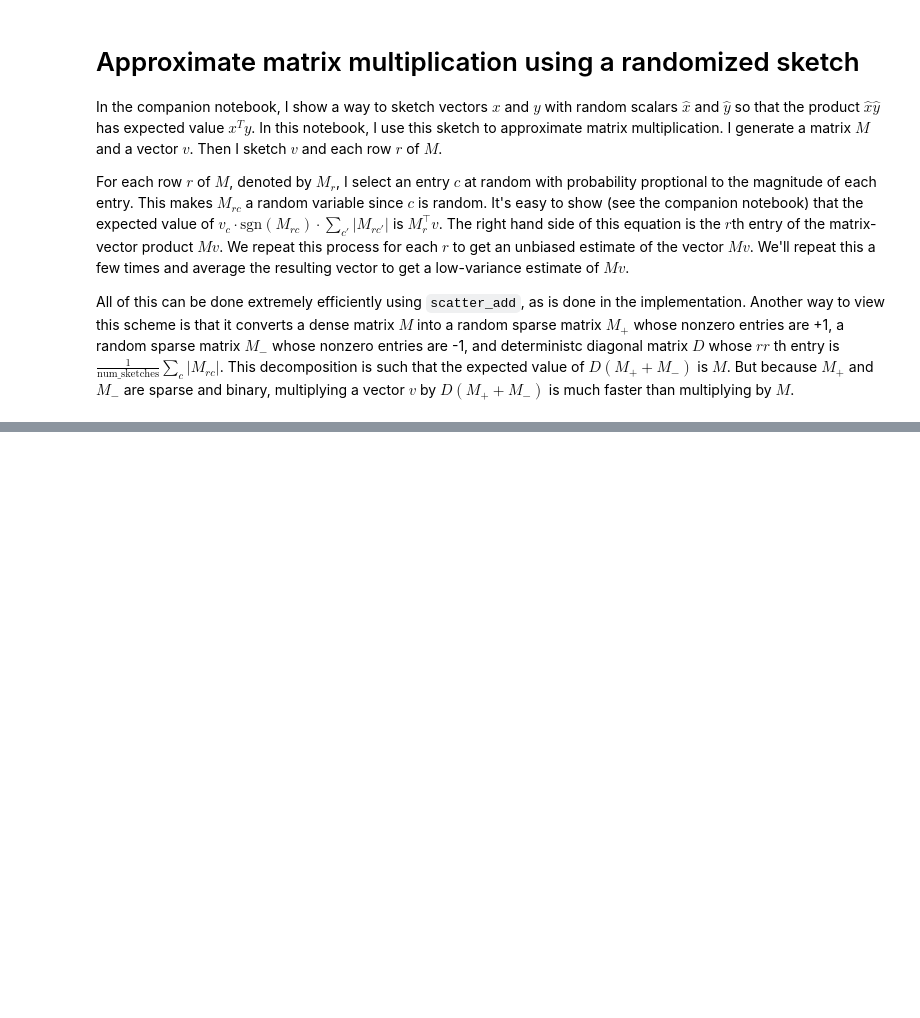
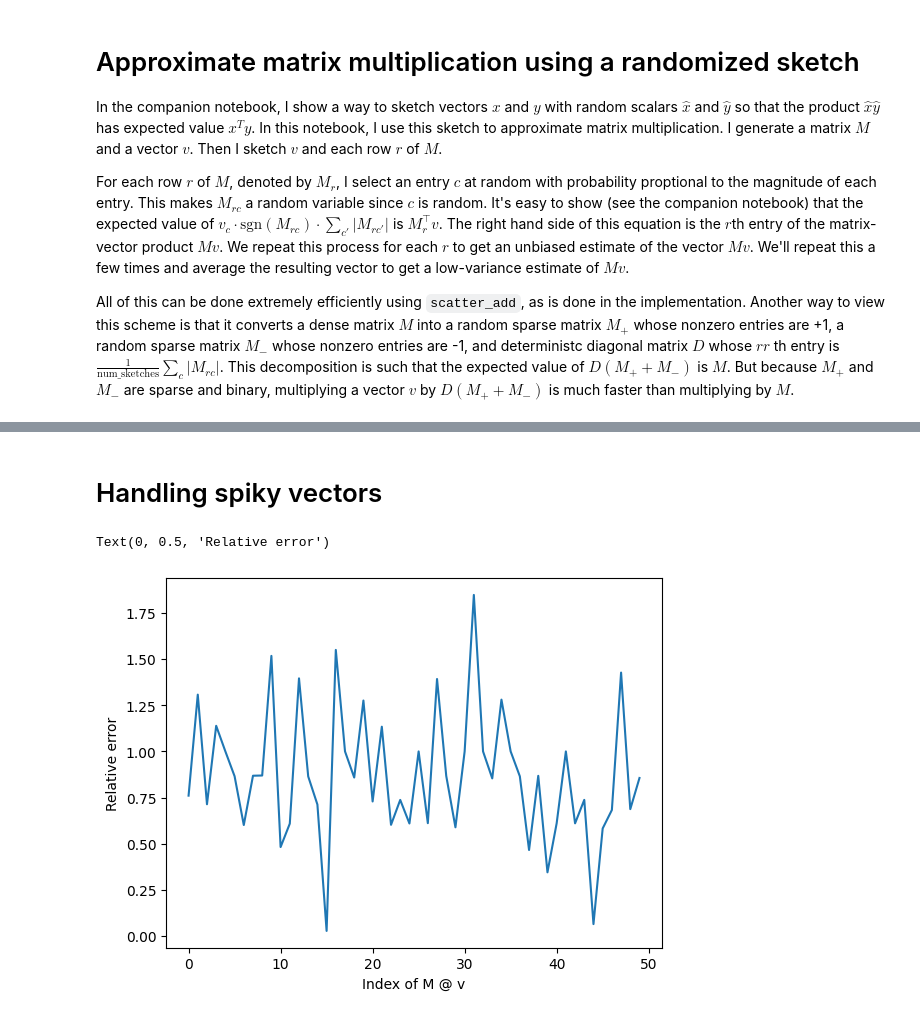
Before and after one commit to a-rahimi/inner-product-sketch, a Jupyter notebook: matrix_product_sketch.ipynb, the cells around one changed output, grey strips where cells are left out. Drawn from its saved outputs; the diff is of its cells as text; code cells hidden in the pictures; blank space fills up the shorter version.

```diff
--- a/matrix_product_sketch.ipynb
+++ b/matrix_product_sketch.ipynb
@@ -46,0 +62,30 @@ Text(0, 0.5, 'Relative error')
+# %% [markdown]
+# Handling spiky vectors
+# %%
+reload(matrix_product_sketch)
+
+import scipy.linalg
+
+vec = torch.zeros(num_cols, dtype=M.dtype)
+vec[10] = 1.0
+vec[25] = 1.0
+
+M = torch.arange(num_rows * num_cols, dtype=float).reshape((num_rows, num_cols))
+M = torch.sin(M / num_rows / num_cols)
+
+R = torch.tensor(scipy.linalg.hadamard(num_cols), dtype=M.dtype) / np.sqrt(num_cols)
+
+MR = M @ R
+MR -= MR.mean(axis=1)[:, None]
+
+mv = MR @ (R.T @ vec)
+
+MR_est = matrix_product_sketch.MatrixProductSketch(MR, num_sketches=15)
+mv_est = MR_est @ (R.T @ vec)
+
+plt.plot(1 - mv_est / mv)
+plt.xlabel("Index of M @ v")
+plt.ylabel("Relative error")
+# %% [output]
+Text(0, 0.5, 'Relative error')
+[figure, added]
```
Also changed, not shown: parts of 1 cell of this notebook, 2 other files.
